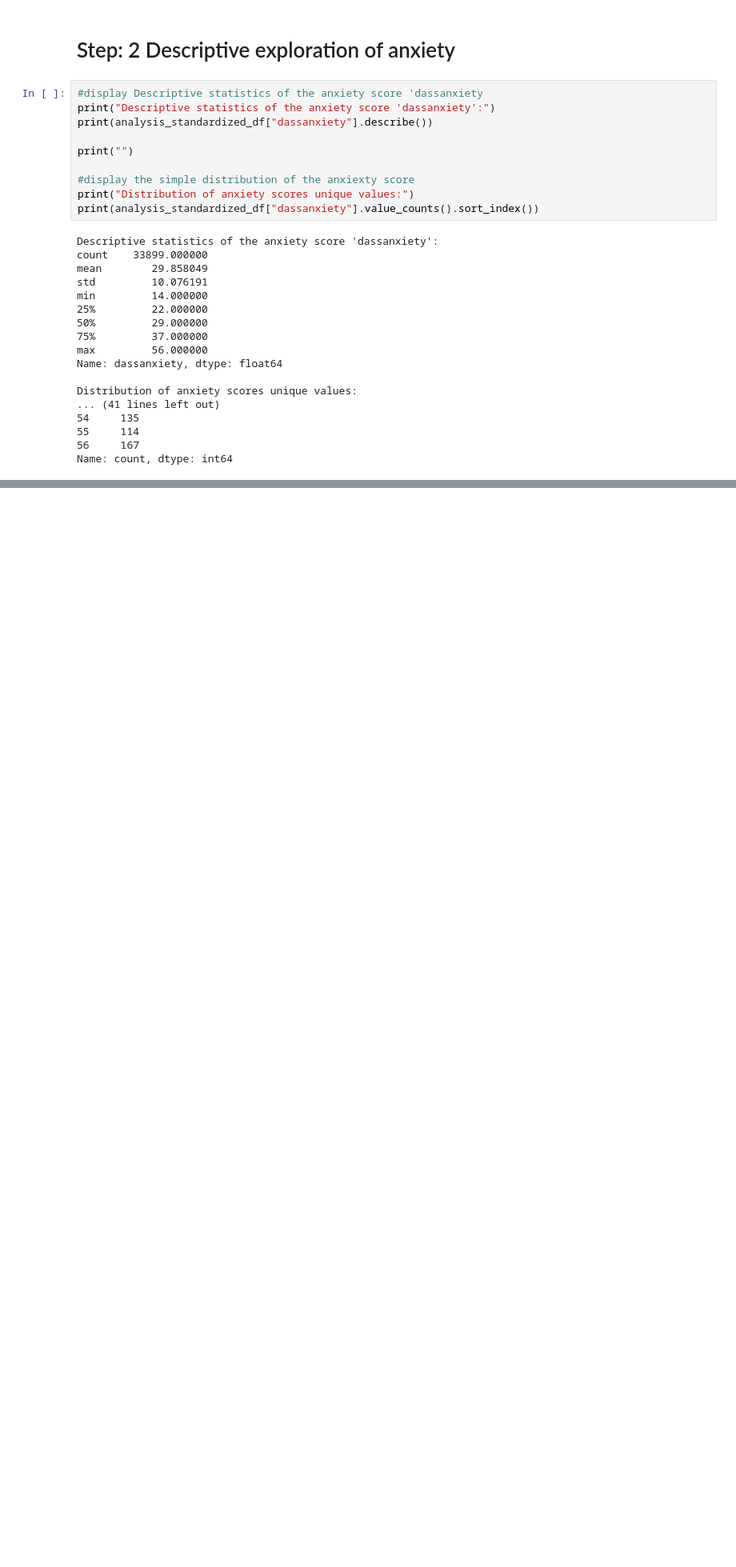
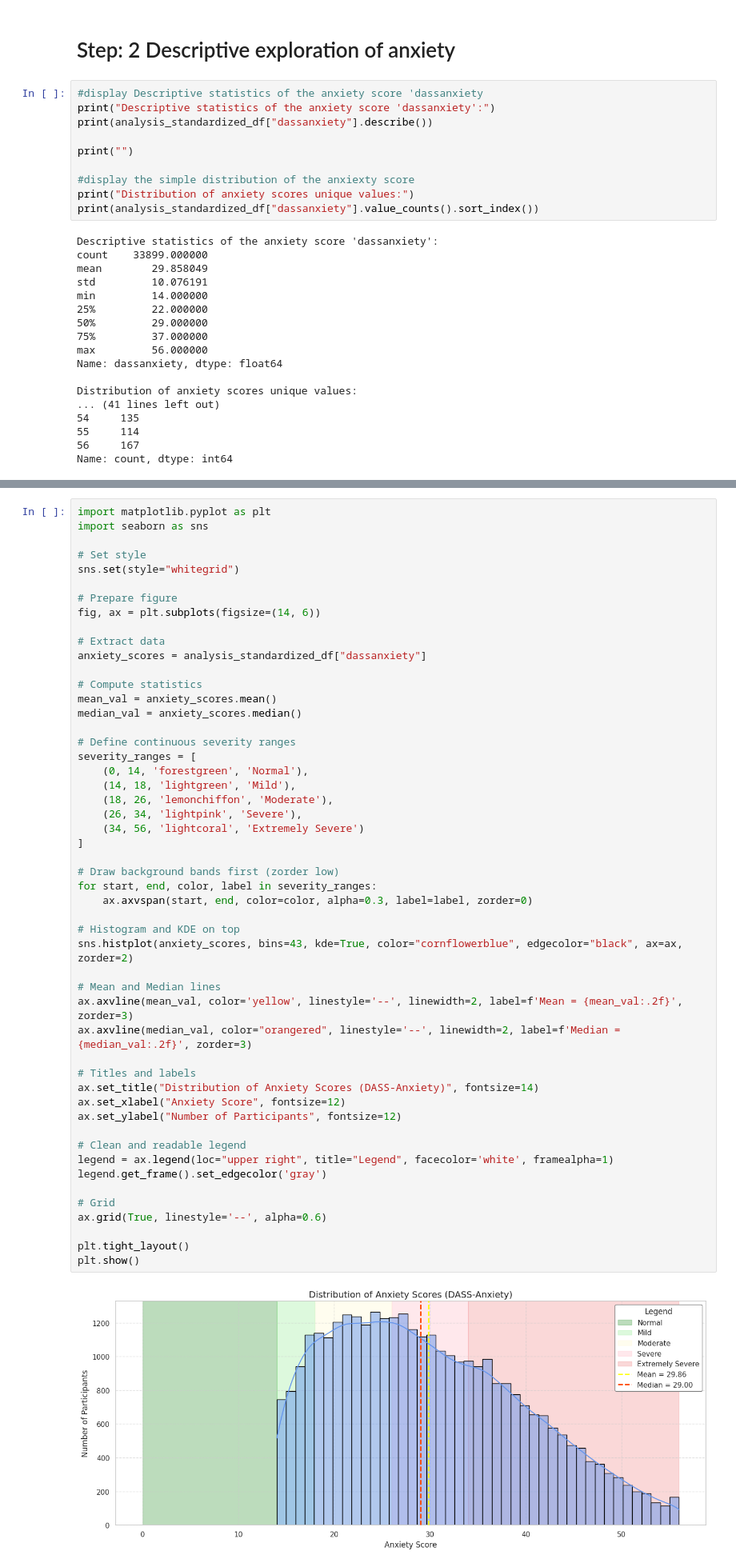
Before and after one commit to vrelvape/individual-project-mental-health, a Jupyter notebook: notebooks/01_exploration.ipynb, the cells around one changed output, grey strips where cells are left out. Shown: that part at 80% size. Cells and saved outputs as stored; diff of their text form; blank space fills up the shorter version.

```diff
--- a/notebooks/01_exploration.ipynb
+++ b/notebooks/01_exploration.ipynb
@@ -809,0 +762,53 @@ plt.show()
+# %%
+import matplotlib.pyplot as plt
+import seaborn as sns
+
+# Set style
+sns.set(style="whitegrid")
+
+# Prepare figure
+fig, ax = plt.subplots(figsize=(14, 6))
+
+# Extract data
+anxiety_scores = analysis_standardized_df["dassanxiety"]
+
+# Compute statistics
+mean_val = anxiety_scores.mean()
+median_val = anxiety_scores.median()
+
+# Define continuous severity ranges
+severity_ranges = [
+    (0, 14, 'forestgreen', 'Normal'),
+    (14, 18, 'lightgreen', 'Mild'),
+    (18, 26, 'lemonchiffon', 'Moderate'),
+    (26, 34, 'lightpink', 'Severe'),
+    (34, 56, 'lightcoral', 'Extremely Severe')
+]
+
+# Draw background bands first (zorder low)
+for start, end, color, label in severity_ranges:
+    ax.axvspan(start, end, color=color, alpha=0.3, label=label, zorder=0)
+
+# Histogram and KDE on top
+sns.histplot(anxiety_scores, bins=43, kde=True, color="cornflowerblue", edgecolor="black", ax=ax, zorder=2)
+
+# Mean and Median lines
+ax.axvline(mean_val, color='yellow', linestyle='--', linewidth=2, label=f'Mean = {mean_val:.2f}', zorder=3)
+ax.axvline(median_val, color="orangered", linestyle='--', linewidth=2, label=f'Median = {median_val:.2f}', zorder=3)
+
+# Titles and labels
+ax.set_title("Distribution of Anxiety Scores (DASS-Anxiety)", fontsize=14)
+ax.set_xlabel("Anxiety Score", fontsize=12)
+ax.set_ylabel("Number of Participants", fontsize=12)
+
+# Clean and readable legend
+legend = ax.legend(loc="upper right", title="Legend", facecolor='white', framealpha=1)
+legend.get_frame().set_edgecolor('gray')
+
+# Grid
+ax.grid(True, linestyle='--', alpha=0.6)
+
+plt.tight_layout()
+plt.show()
+# %% [output]
+[figure, added]
```
Also changed, not shown: parts of 8 cells of this notebook.
